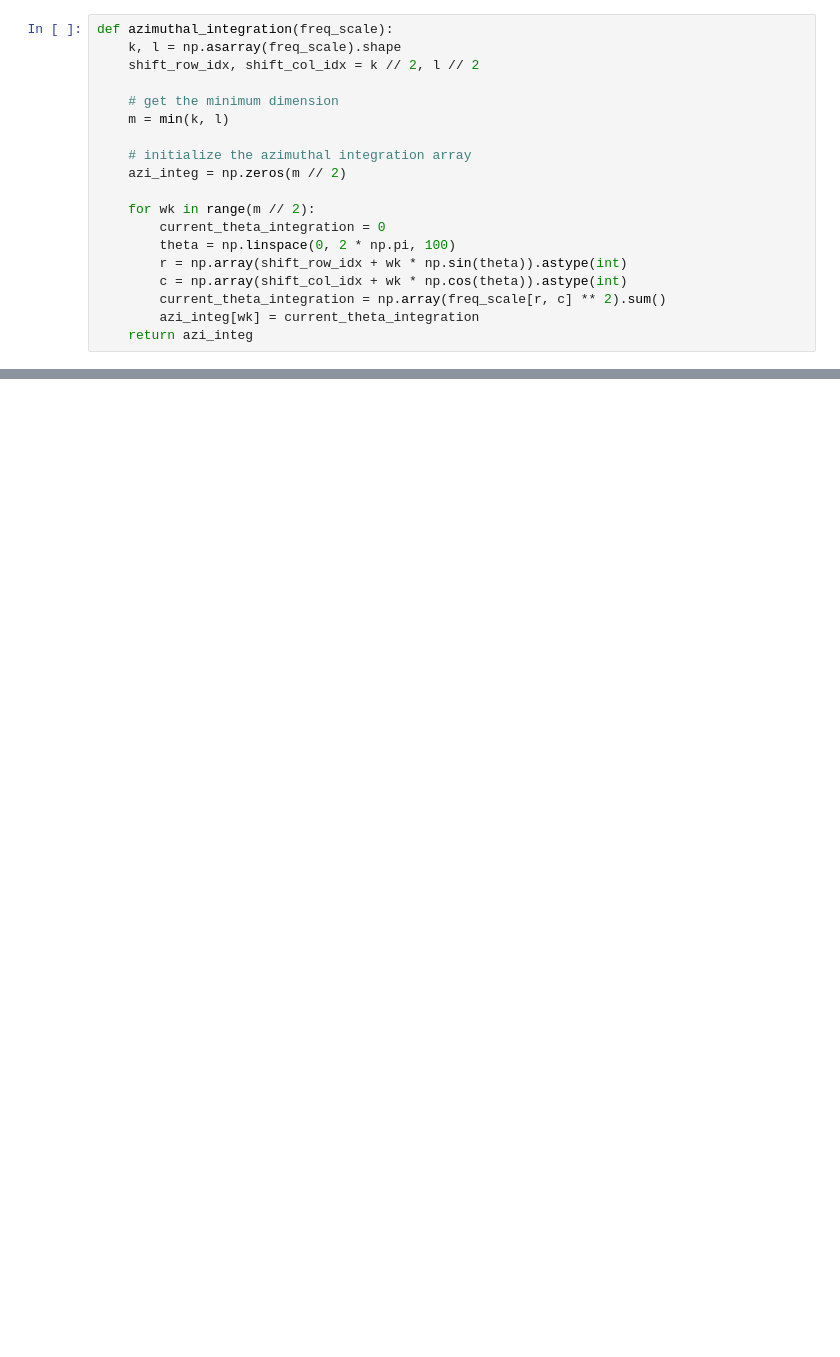
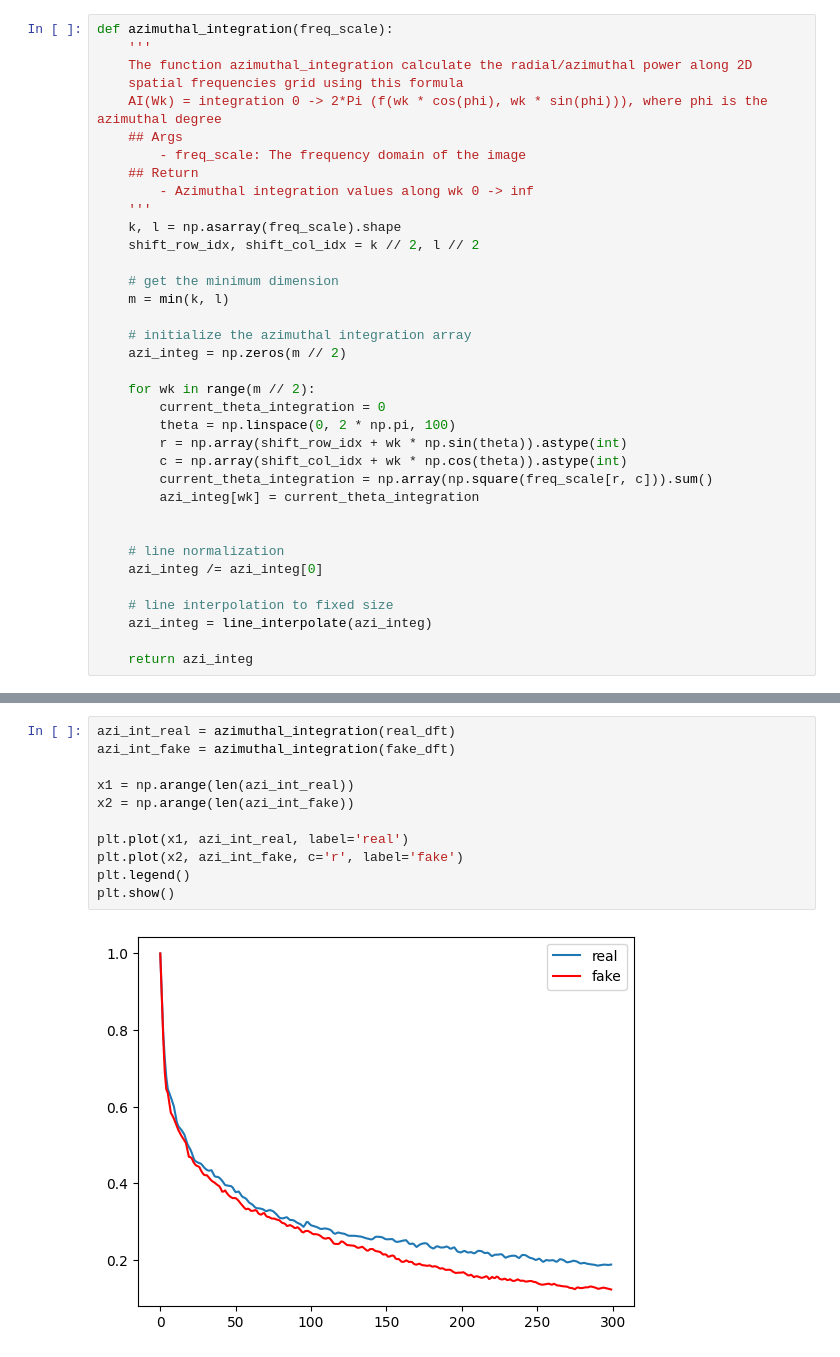
Before and after one commit to Omar-ahmed314/Revelio, a Jupyter notebook: lib/dft/dft.ipynb, the cells around one changed output, grey strips where cells are left out. Saved outputs shown, nothing was run; the diff lists cells and outputs as text; blank space fills up the shorter version.

```diff
--- a/lib/dft/dft.ipynb
+++ b/lib/dft/dft.ipynb
@@ -33,5 +54,14 @@ plt.show()
 # %%
 def azimuthal_integration(freq_scale):
+    '''
+    The function azimuthal_integration calculate the radial/azimuthal power along 2D
+    spatial frequencies grid using this formula
+    AI(Wk) = integration 0 -> 2*Pi (f(wk * cos(phi), wk * sin(phi))), where phi is the azimuthal degree
+    ## Args
+        - freq_scale: The frequency domain of the image
+    ## Return
+        - Azimuthal integration values along wk 0 -> inf
+    '''
     k, l = np.asarray(freq_scale).shape
     shift_row_idx, shift_col_idx = k // 2, l // 2
 
@@ -46,6 +76,14 @@ def azimuthal_integration(freq_scale):
         theta = np.linspace(0, 2 * np.pi, 100)
         r = np.array(shift_row_idx + wk * np.sin(theta)).astype(int)
         c = np.array(shift_col_idx + wk * np.cos(theta)).astype(int)
-        current_theta_integration = np.array(freq_scale[r, c] ** 2).sum()
+        current_theta_integration = np.array(np.square(freq_scale[r, c])).sum()
         azi_integ[wk] = current_theta_integration
+
+
+    # line normalization
+    azi_integ /= azi_integ[0]
+
+    # line interpolation to fixed size
+    azi_integ = line_interpolate(azi_integ)
+
     return azi_integ
@@ -80,0 +101,13 @@ plt.show()
+# %%
+azi_int_real = azimuthal_integration(real_dft)
+azi_int_fake = azimuthal_integration(fake_dft)
+
+x1 = np.arange(len(azi_int_real))
+x2 = np.arange(len(azi_int_fake))
+
+plt.plot(x1, azi_int_real, label='real')
+plt.plot(x2, azi_int_fake, c='r', label='fake')
+plt.legend()
+plt.show()
+# %% [output]
+[figure, added]
```
Also changed, not shown: parts of 7 cells of this notebook, 1 other file.
